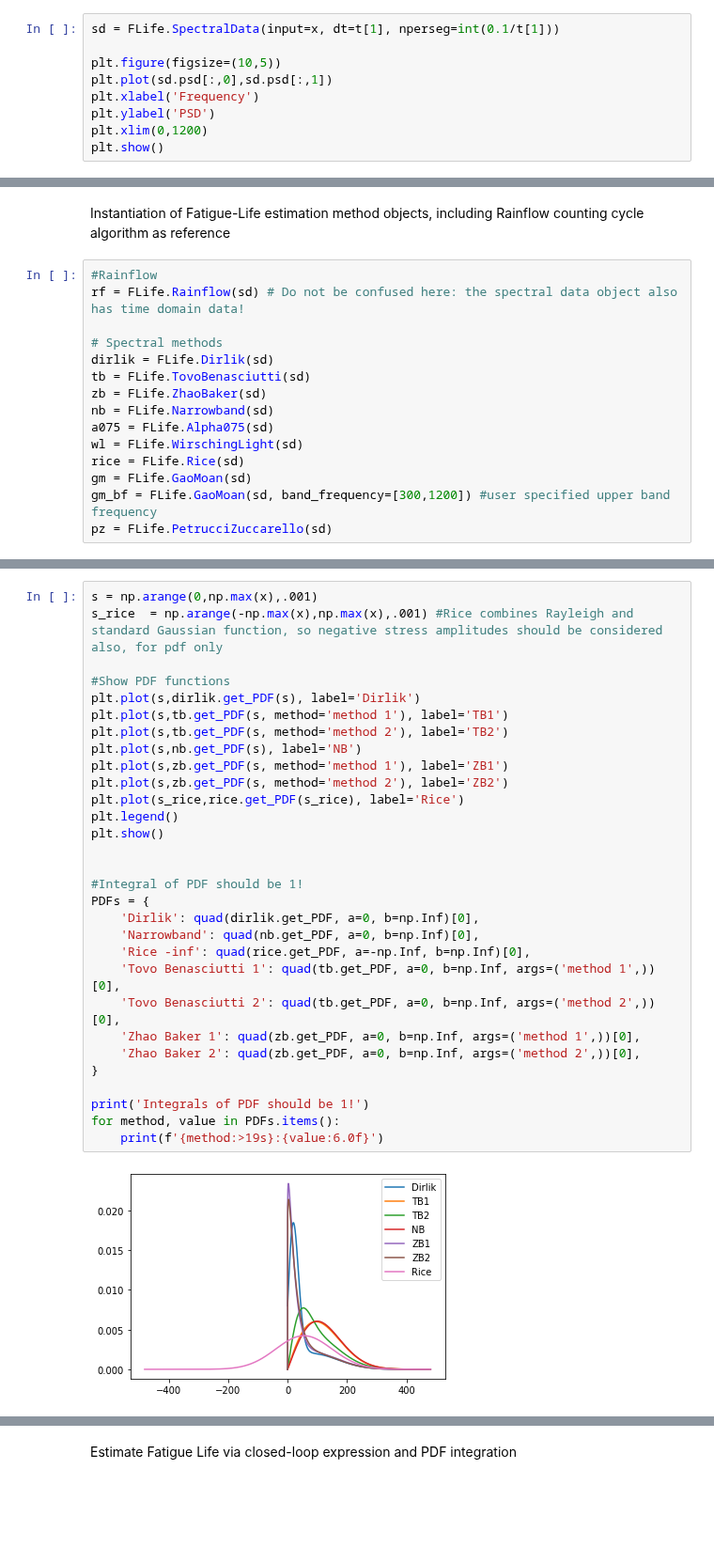
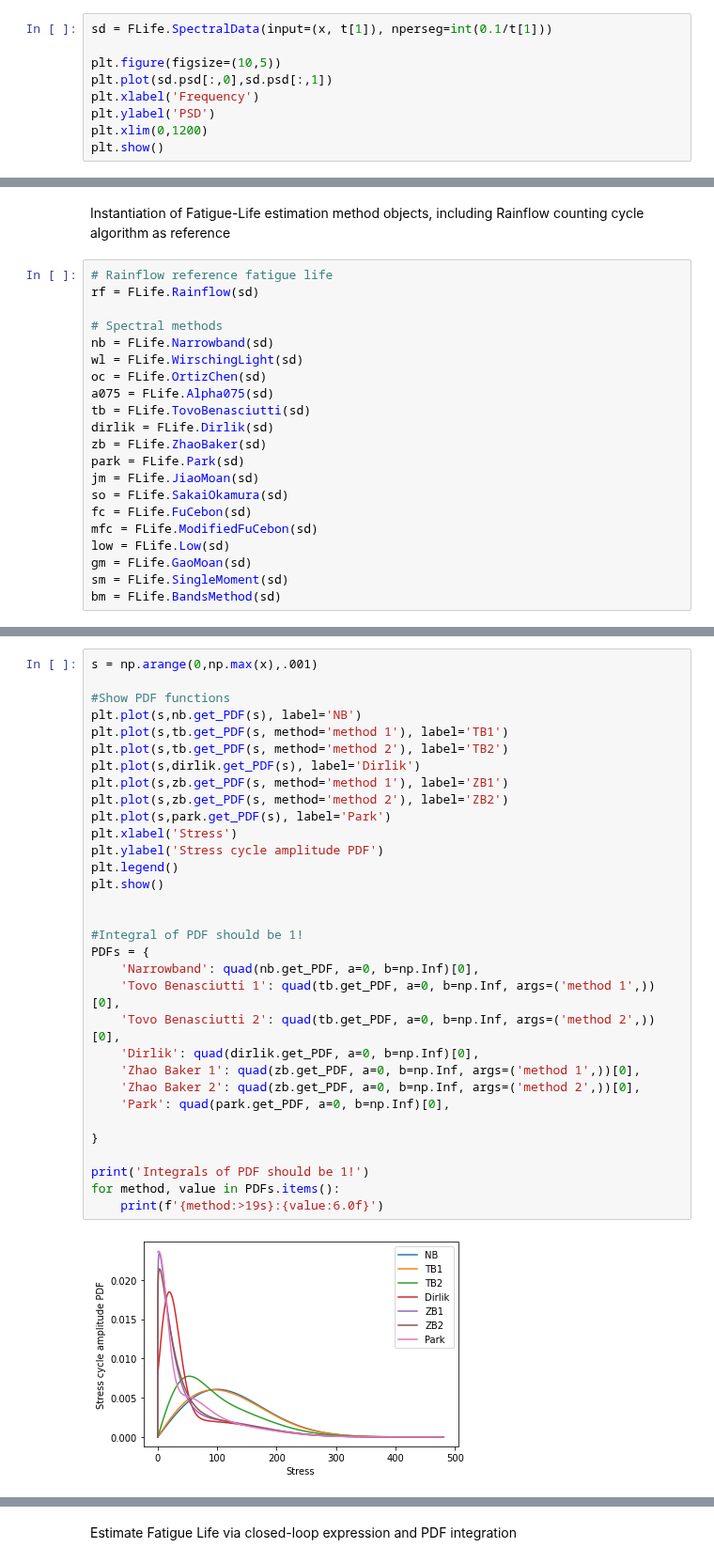
Before and after one commit to ladisk/FLife, a Jupyter notebook: FLife Showcase.ipynb, the cells around one changed output, grey strips where cells are left out. Shown at 94% size. Cells and saved outputs as stored; diff of their text form; blank space fills up the shorter version.

```diff
--- a/FLife Showcase.ipynb
+++ b/FLife Showcase.ipynb
@@ -28,5 +28,5 @@ Instantiate an object of type spectralData and depict PSD
 # %%
-sd = FLife.SpectralData(input=x, dt=t[1], nperseg=int(0.1/t[1]))
+sd = FLife.SpectralData(input=(x, t[1]), nperseg=int(0.1/t[1]))
 
 plt.figure(figsize=(10,5))
 plt.plot(sd.psd[:,0],sd.psd[:,1])
@@ -39,17 +50,23 @@ plt.show()
 # %% [markdown]
 Instantiation of Fatigue-Life estimation method objects, including Rainflow counting cycle algorithm as reference
 # %%
-#Rainflow
-rf = FLife.Rainflow(sd) # Do not be confused here: the spectral data object also has time domain data!
+# Rainflow reference fatigue life
+rf = FLife.Rainflow(sd)
 
 # Spectral methods
+nb = FLife.Narrowband(sd)
+wl = FLife.WirschingLight(sd)
+oc = FLife.OrtizChen(sd)
+a075 = FLife.Alpha075(sd)
+tb = FLife.TovoBenasciutti(sd)
 dirlik = FLife.Dirlik(sd)
-tb = FLife.TovoBenasciutti(sd)
 zb = FLife.ZhaoBaker(sd)
-nb = FLife.Narrowband(sd)
-a075 = FLife.Alpha075(sd)
-wl = FLife.WirschingLight(sd)
-rice = FLife.Rice(sd)
+park = FLife.Park(sd)
+jm = FLife.JiaoMoan(sd)
+so = FLife.SakaiOkamura(sd)
+fc = FLife.FuCebon(sd)
+mfc = FLife.ModifiedFuCebon(sd)
+low = FLife.Low(sd)
 gm = FLife.GaoMoan(sd)
-gm_bf = FLife.GaoMoan(sd, band_frequency=[300,1200]) #user specified upper band frequency
-pz = FLife.PetrucciZuccarello(sd)
+sm = FLife.SingleMoment(sd)
+bm = FLife.BandsMethod(sd)
@@ -58,33 +106,35 @@ Define stress vector and depict stress peak PDF
 # %%
 s = np.arange(0,np.max(x),.001)
-s_rice  = np.arange(-np.max(x),np.max(x),.001) #Rice combines Rayleigh and standard Gaussian function, so negative stress amplitudes should be considered also, for pdf only
 
 #Show PDF functions
-plt.plot(s,dirlik.get_PDF(s), label='Dirlik')
+plt.plot(s,nb.get_PDF(s), label='NB')
 plt.plot(s,tb.get_PDF(s, method='method 1'), label='TB1')
 plt.plot(s,tb.get_PDF(s, method='method 2'), label='TB2')
-plt.plot(s,nb.get_PDF(s), label='NB')
+plt.plot(s,dirlik.get_PDF(s), label='Dirlik')
 plt.plot(s,zb.get_PDF(s, method='method 1'), label='ZB1')
 plt.plot(s,zb.get_PDF(s, method='method 2'), label='ZB2')
-plt.plot(s_rice,rice.get_PDF(s_rice), label='Rice')
+plt.plot(s,park.get_PDF(s), label='Park')
+plt.xlabel('Stress')
+plt.ylabel('Stress cycle amplitude PDF')
 plt.legend()
 plt.show()
 
 
 #Integral of PDF should be 1!
 PDFs = {
-    'Dirlik': quad(dirlik.get_PDF, a=0, b=np.Inf)[0],
     'Narrowband': quad(nb.get_PDF, a=0, b=np.Inf)[0],
-    'Rice -inf': quad(rice.get_PDF, a=-np.Inf, b=np.Inf)[0],
     'Tovo Benasciutti 1': quad(tb.get_PDF, a=0, b=np.Inf, args=('method 1',))[0],
     'Tovo Benasciutti 2': quad(tb.get_PDF, a=0, b=np.Inf, args=('method 2',))[0],
+    'Dirlik': quad(dirlik.get_PDF, a=0, b=np.Inf)[0],
     'Zhao Baker 1': quad(zb.get_PDF, a=0, b=np.Inf, args=('method 1',))[0],
     'Zhao Baker 2': quad(zb.get_PDF, a=0, b=np.Inf, args=('method 2',))[0],
+    'Park': quad(park.get_PDF, a=0, b=np.Inf)[0],
+
 }
 
 print('Integrals of PDF should be 1!')
 for method, value in PDFs.items():
     print(f'{method:>19s}:{value:6.0f}')
 # %% [output]
-[figure, old version]
+[figure, new version]
 Integrals of PDF should be 1!
```
Also changed, not shown: parts of 9 cells of this notebook.
